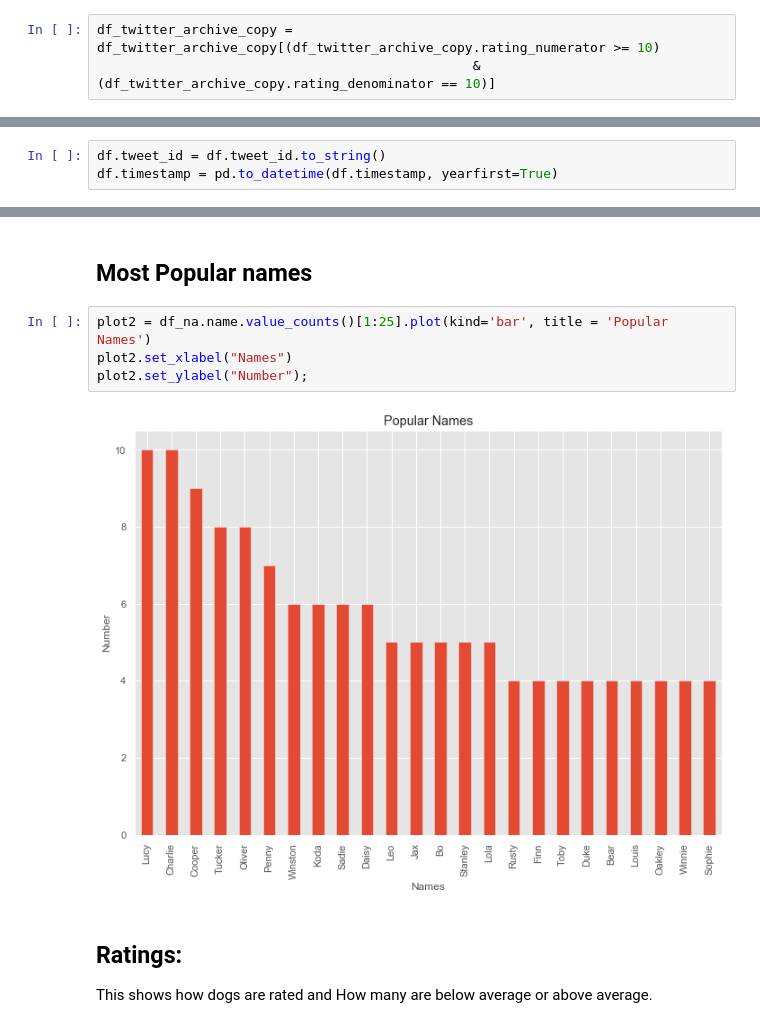
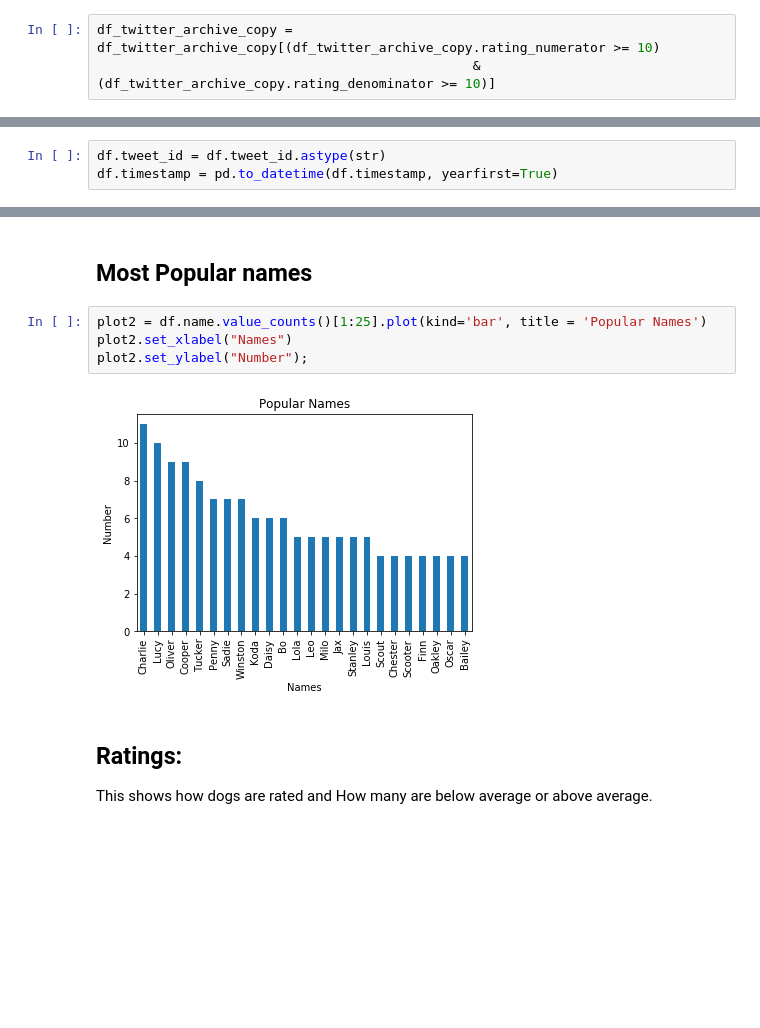
Before and after one commit to jalaltareen/Udacity_Data_Wrangling, a Jupyter notebook: wrangle_act.ipynb, the cells around one changed output, grey strips where cells are left out. Saved outputs shown, nothing was run; the diff lists cells and outputs as text; blank space fills up the shorter version.

Commit message:
Fixed Code and Visuals

```diff
--- a/wrangle_act.ipynb
+++ b/wrangle_act.ipynb
@@ -481,6 +487,6 @@ len(df_twitter_archive_copy.query('retweeted_status_id != "NaN"'))
 # %%
 df_twitter_archive_copy = df_twitter_archive_copy[(df_twitter_archive_copy.rating_numerator >= 10)
-                                                & (df_twitter_archive_copy.rating_denominator == 10)]
+                                                & (df_twitter_archive_copy.rating_denominator >= 10)]
 # %%
 (df_twitter_archive_copy.rating_numerator < 10).any()
 # %% [output]
@@ -783,5 +803,5 @@ df.head()
 # %%
-df.tweet_id = df.tweet_id.to_string()
+df.tweet_id = df.tweet_id.astype(str)
 df.timestamp = pd.to_datetime(df.timestamp, yearfirst=True)
 # %%
 df.info()
@@ -848,11 +872,11 @@ plot1.set_ylabel("Number of Tweets");
 # %% [markdown]
 ## Most Popular names
 # %%
-plot2 = df_na.name.value_counts()[1:25].plot(kind='bar', title = 'Popular Names')
+plot2 = df.name.value_counts()[1:25].plot(kind='bar', title = 'Popular Names')
 plot2.set_xlabel("Names")
 plot2.set_ylabel("Number");
 # %% [output]
-[figure, old version]
+[figure, new version]
 # %% [markdown]
 ## Ratings:
 
```
Also changed, not shown: parts of 35 cells of this notebook, 3 other files.
